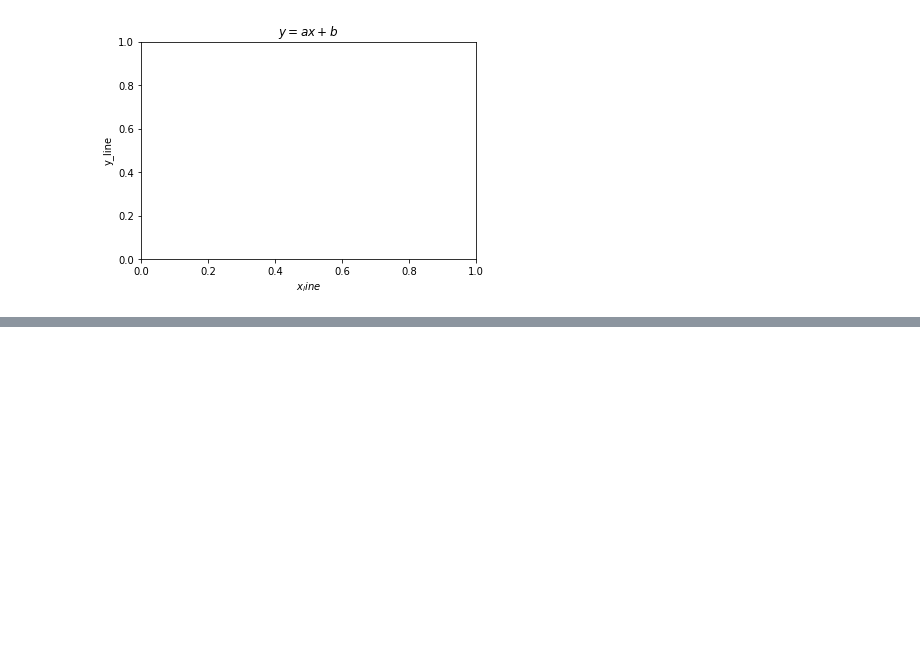
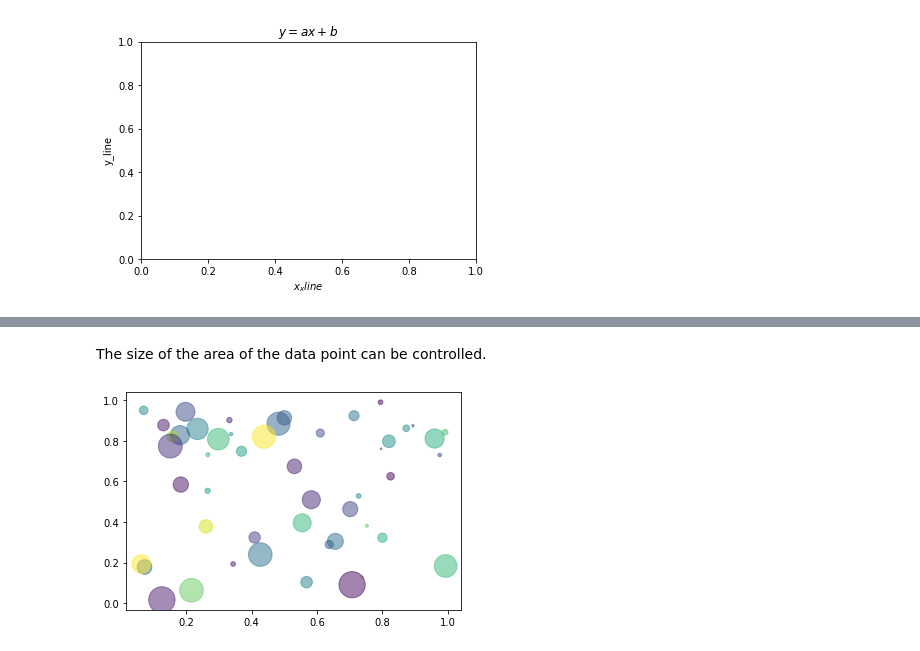
Before and after one commit to Deadlyelder/visualisation-workshop, a Jupyter notebook: src/matplotlib.ipynb, the cells around one changed output, grey strips where cells are left out. Cells and saved outputs as stored; diff of their text form; code cells hidden in the pictures; blank space fills up the shorter version.

```diff
--- a/src/matplotlib.ipynb
+++ b/src/matplotlib.ipynb
@@ -127,0 +181,16 @@ plt.show()
+# %% [markdown]
+The size of the area of the data point can be controlled.
+# %%
+N = 50
+
+x = np.random.rand(N)
+y = np.random.rand(N)
+
+area = np.pi * (15 * np.random.rand(N))**2
+colors = np.random.rand(N)
+
+#Specify the size of the data compared to the size
+plt.scatter(x, y, s=area, c=colors, alpha=0.5)
+plt.show()
+# %% [output]
+[figure, added]
```
Also changed, not shown: parts of 24 cells of this notebook.
